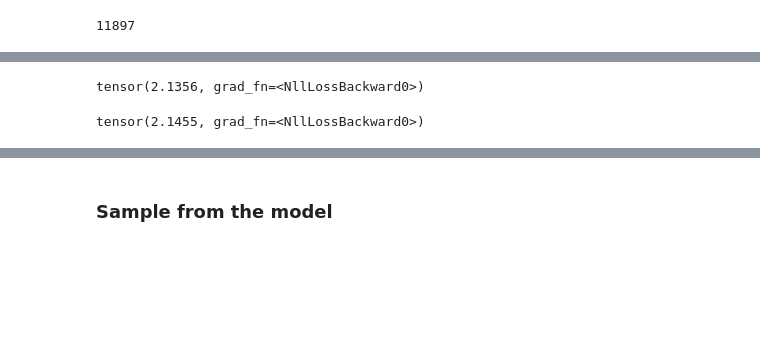
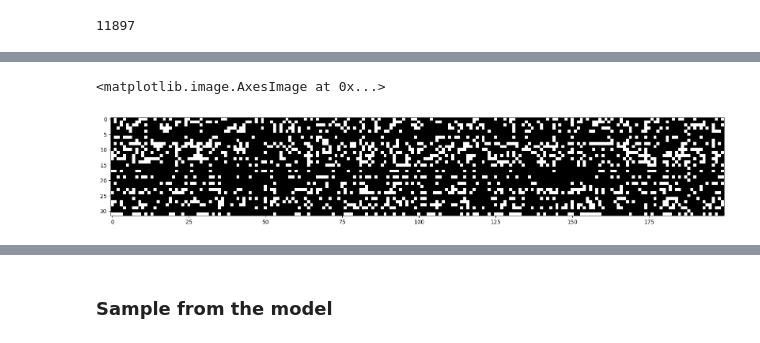
Before and after one commit to tuningfolk/buildGPT, a Jupyter notebook: makemore/mlp.ipynb, the cells around one changed output, grey strips where cells are left out. Saved outputs shown, nothing was run; the diff lists cells and outputs as text; code cells hidden in the pictures; blank space fills up the shorter version.

```diff
--- a/makemore/mlp.ipynb
+++ b/makemore/mlp.ipynb
@@ -133,16 +140,6 @@ plt.show()
-# %%
-emb = C[Xdev]
-h = torch.tanh(emb.view(-1,30)@W1 + b1)
-logits = h@W2 + b2
-loss = F.cross_entropy(logits,Ydev)
-loss
-# %% [output]
-tensor(2.1356, grad_fn=<NllLossBackward0>)
-# %%
-emb = C[Xte]
-h = torch.tanh(emb.view(-1,30)@W1 + b1)
-logits = h@W2 + b2
-loss = F.cross_entropy(logits,Yte)
-loss
-# %% [output]
-tensor(2.1455, grad_fn=<NllLossBackward0>)
+# %%
+plt.figure(figsize=(20,10))
+plt.imshow(h.abs()>0.99, cmap='grey', interpolation='nearest')
+# %% [output]
+<matplotlib.image.AxesImage at 0x...>
+[figure, added]
```
Also changed, not shown: parts of 10 cells of this notebook.
